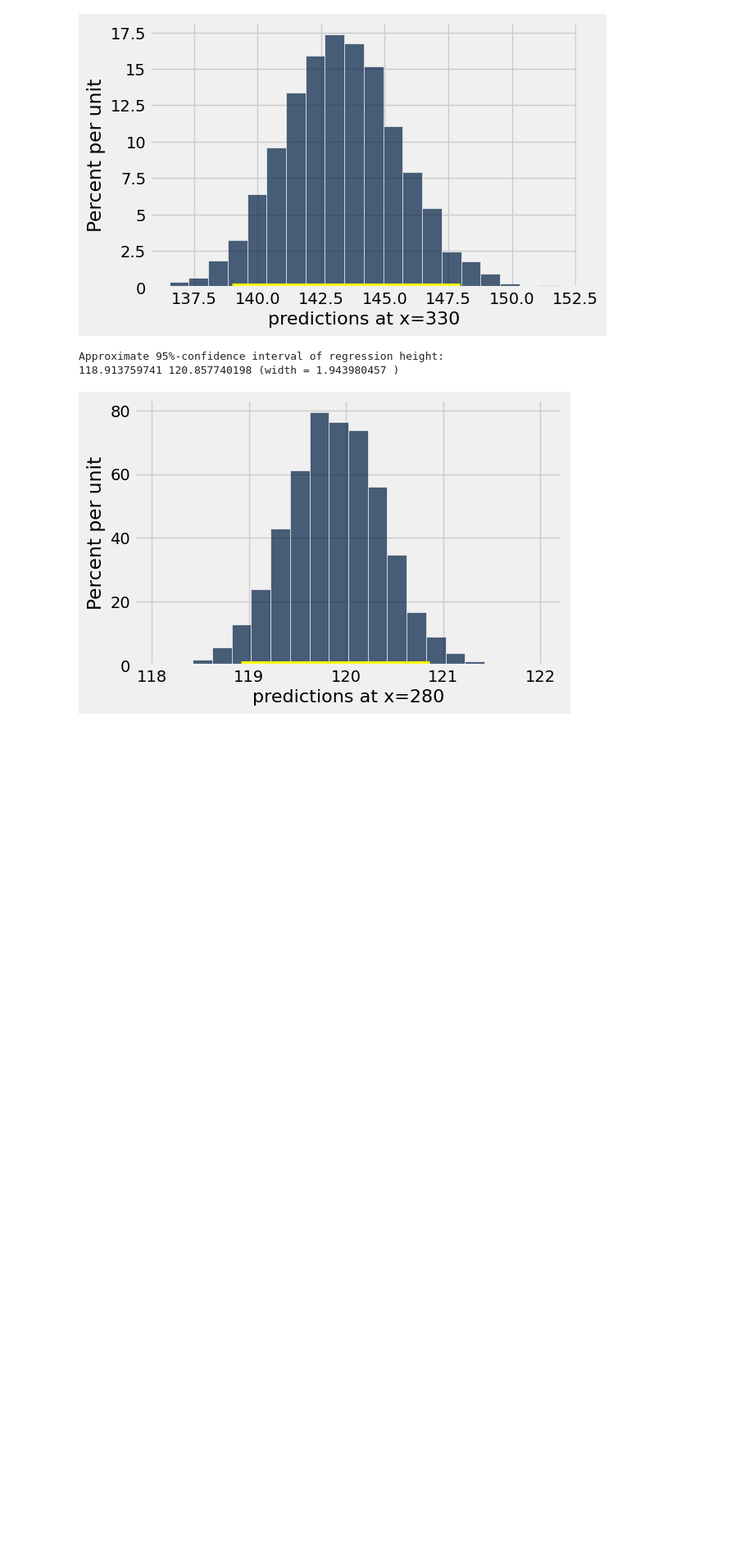
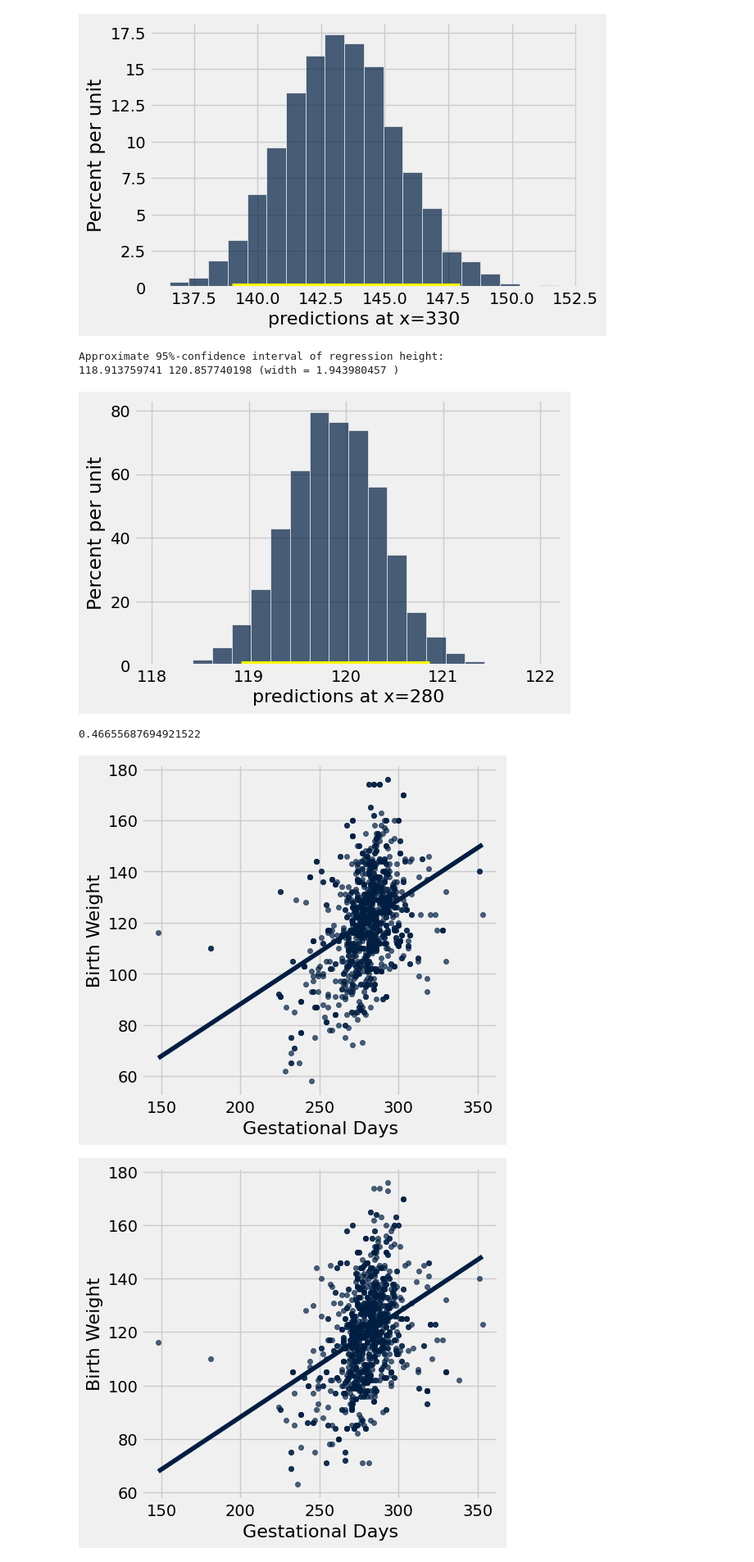
Before and after one commit to ciretorres/python, a Jupyter notebook: data8.3x/week3/sec07_regression_inference.ipynb, the cells around one changed output. Shown at 82% size. Cells and saved outputs as stored; diff of their text form; code cells hidden in the pictures; blank space fills up the shorter version.

Commit message:
Lec 7.3 The True Slope

```diff
--- a/data8.3x/week3/sec07_regression_inference.ipynb
+++ b/data8.3x/week3/sec07_regression_inference.ipynb
@@ -206,0 +207,10 @@ Approximate 95%-confidence interval of regression height:
+# %%
+slope(baby, 'Gestational Days', 'Birth Weight')
+# %% [output]
+0.46655687694921522
+# %%
+for i in np.arange(4):
+    baby.sample().scatter('Gestational Days', 'Birth Weight', fit_line=True)
+# %% [output]
+[figure, added]
+[figure, added]
```
Also changed, not shown: parts of 10 cells of this notebook.
